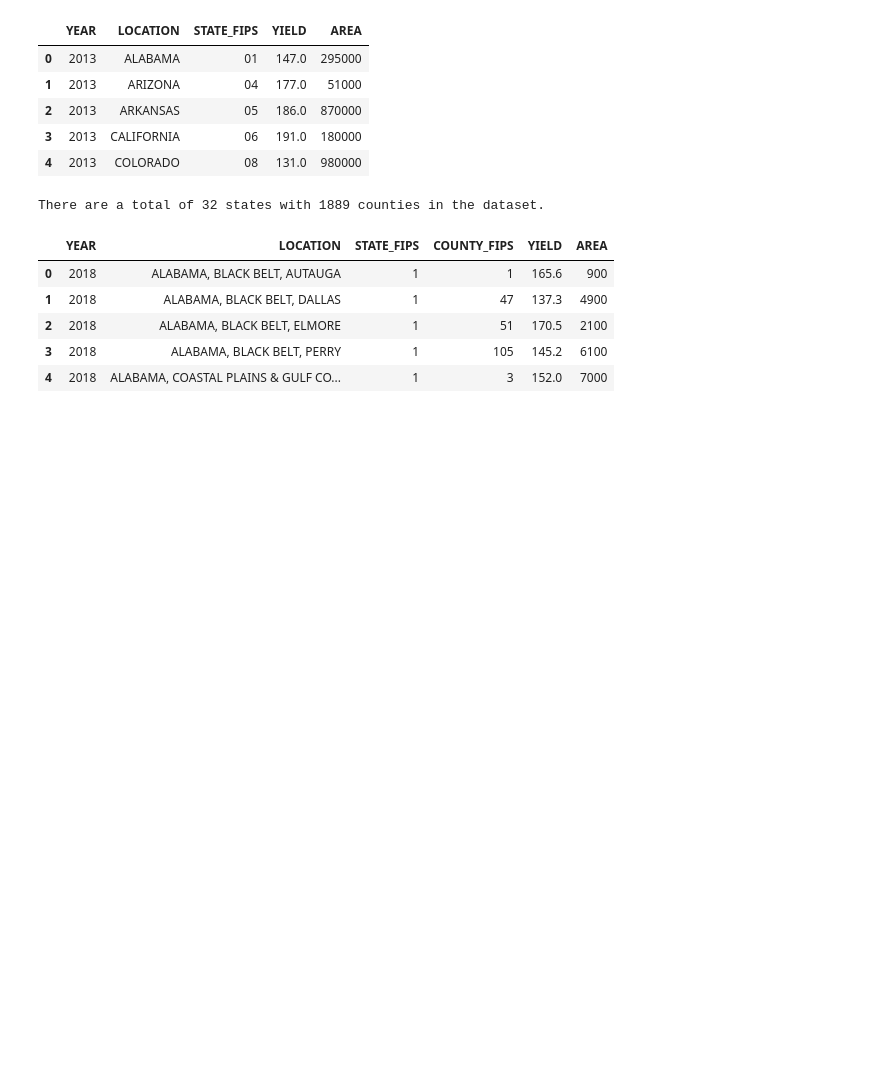
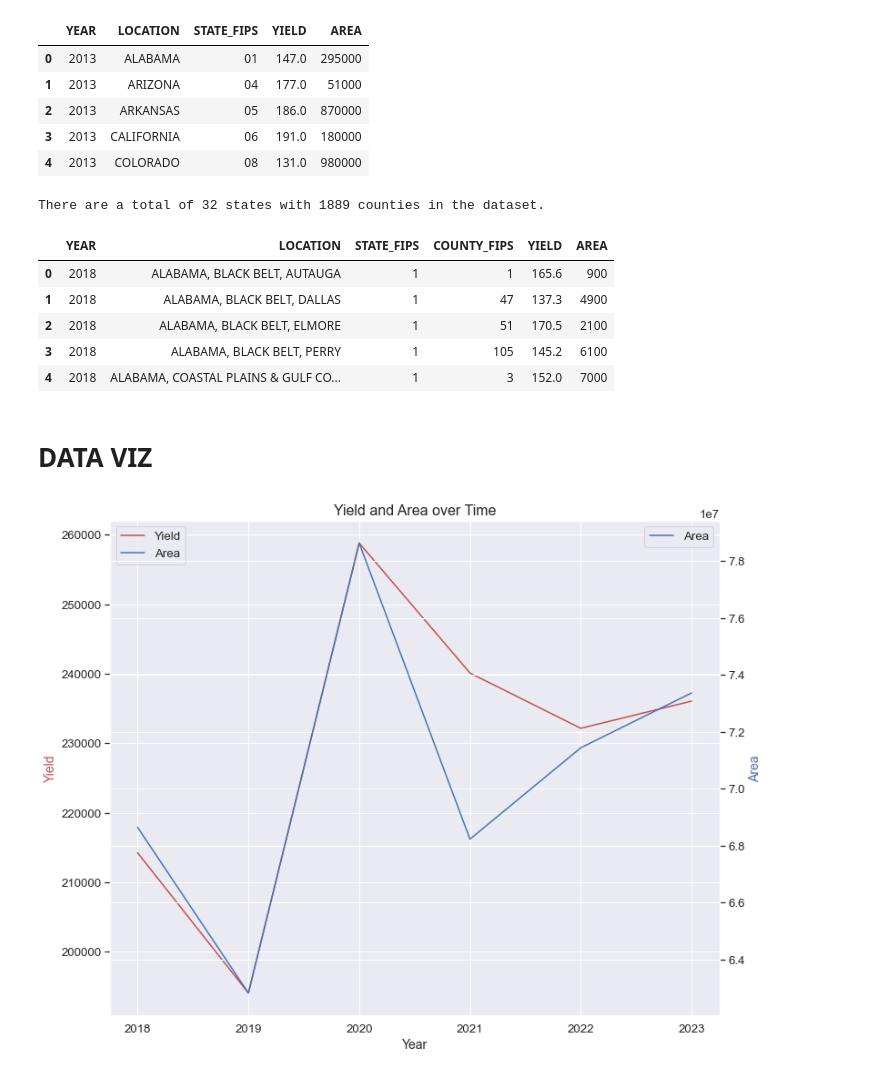
Before and after one commit to kayweeee/cds-corn-prediction, a Jupyter notebook: earthengine.ipynb, the cells around one changed output. Saved outputs shown, nothing was run; the diff lists cells and outputs as text; code cells hidden in the pictures; blank space fills up the shorter version.

Commit message:
data viz + add helper funcs

```diff
--- a/earthengine.ipynb
+++ b/earthengine.ipynb
@@ -56,3 +61,34 @@ There are a total of 32 states with 1889 counties in the dataset.
 | 2 | 2018 | ALABAMA, BLACK BELT, ELMORE | 1 | 51 | 170.5 | 2100 |
 | 3 | 2018 | ALABAMA, BLACK BELT, PERRY | 1 | 105 | 145.2 | 6100 |
 | 4 | 2018 | ALABAMA, COASTAL PLAINS & GULF CO... | 1 | 3 | 152.0 | 7000 |
+# %% [markdown]
+# DATA VIZ
+# %%
+df = pd.read_csv('corn_grain.csv')
+df_viz = df.groupby(by=["YEAR"])[["YIELD", "AREA"]].sum().reset_index()
+# %%
+sns.set(font_scale=1.2)
+
+# Create figure and axis objects
+fig, ax = plt.subplots(figsize=(12, 10))
+
+# Plot the lines
+sns.lineplot(data=df_viz, x='YEAR', y='YIELD', color="r", label="Yield", ax=ax)
+ax1 = ax.twinx()
+sns.lineplot(data=df_viz, x='YEAR', y='AREA', color="b", ax=ax1, label="Area")
+
+# Set labels and titles
+ax.set_ylabel('Yield', color='r', fontsize=14)
+ax1.set_ylabel('Area', color='b', fontsize=14)
+ax.set_xlabel('Year', fontsize=14)
+ax.set_title('Yield and Area over Time', fontsize=16)
+
+# Set legends
+lines, labels = ax.get_legend_handles_labels()
+lines2, labels2 = ax1.get_legend_handles_labels()
+ax.legend(lines + lines2, labels + labels2, loc='upper left')
+
+# Show plot
+plt.show()
+# %% [output]
+[figure, added]
```
Also changed, not shown: parts of 12 cells of this notebook, 2 other files.
